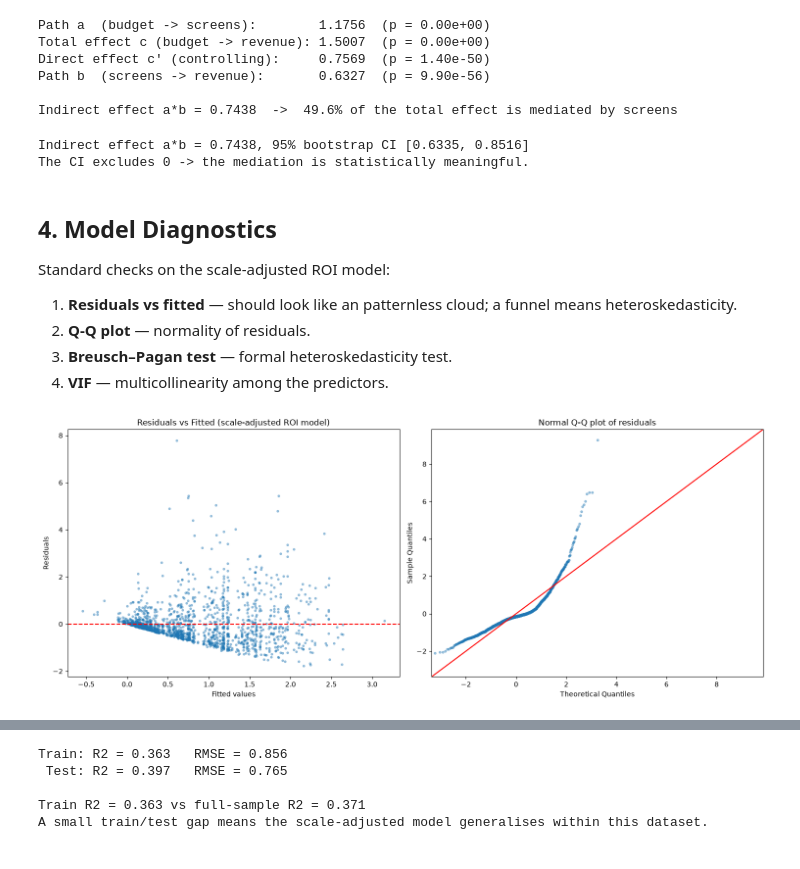
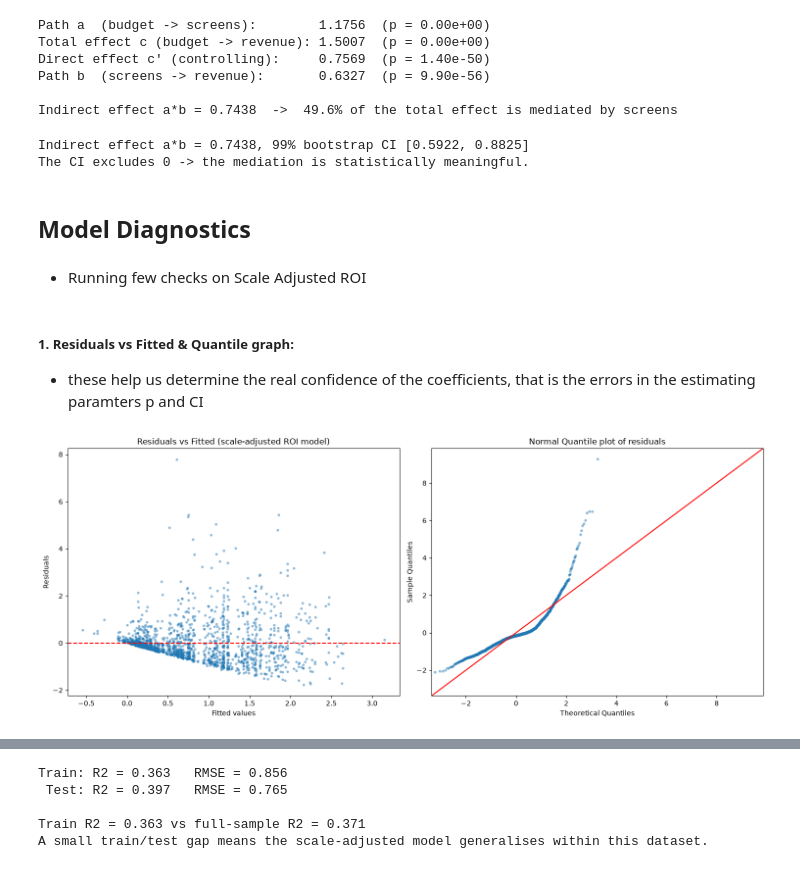
Before and after one commit to Chaos0Speed/IndianMovies, a Jupyter notebook: 3.LinearRegression.ipynb, the cells around one changed output, grey strips where cells are left out. Saved outputs shown, nothing was run; the diff lists cells and outputs as text; code cells hidden in the pictures.

Commit message:
Checking book3 complete

```diff
--- a/3.LinearRegression.ipynb
+++ b/3.LinearRegression.ipynb
@@ -238,12 +233,5 @@ strategy, genre, or crew novelty still move ROI?*
 # %%
-# Why no renaming here: notebook 1 now writes the identifier-safe names (Remake,
-# Franchise, Holiday, New_Actor, ...) directly into CleanedDataSet.csv, so the formula
-# API can reference every column as-is. Scale_Bin is cast to str so C(Scale_Bin)
-# expands it into 9 dummies with one bin as baseline (avoiding the dummy trap again,
-# same reason as notebook 1 cell 11).
-
-# Add the scale-bin category (same bins as the precision section above)
-df['Scale_Bin'] = pd.cut(df['Movie_Scale'], bins=range(0, 11)).astype(str)
+df['Scale_Bin'] = pd.cut(df['Movie_Scale'], bins=range(0, 11)).cat.remove_unused_categories()
 print(df['Scale_Bin'].value_counts().sort_index())
 # %% [output]
 Scale_Bin
@@ -414,61 +389,54 @@ Path b  (screens -> revenue):       0.6327  (p = 9.90e-56)
 
 Indirect effect a*b = 0.7438  ->  49.6% of the total effect is mediated by screens
 # %%
-# Why bootstrap the product: the sampling distribution of a product of coefficients
-# has no trustworthy closed form, so resampling the entire two-stage fit gives an honest
-# CI. The try/except keeps the rare singular bootstrap resample from aborting the loop;
-# skipped draws simply do not enter the percentile (acceptable, though totally silent --
-# a counter would make the failure rate visible).
+#Finding the 0.99CI for a*b
+Xa = np.column_stack([np.ones(len(df)), df['log_budget']])
+Xb = np.column_stack([np.ones(len(df)), df['log_budget'], df['log_screens']])
+ya, yb = df['log_screens'].to_numpy(), df['log_revenue'].to_numpy()
 
-# Bootstrap CI for the indirect effect a*b
 rng2 = np.random.default_rng(42)
-boot_ab = []
-for _ in range(2000):
-    sample = df.sample(len(df), replace=True, random_state=int(rng2.integers(1e9)))
-    try:
-        pa = smf.ols("log_screens ~ log_budget", data=sample).fit().params['log_budget']
-        pb = smf.ols("log_revenue ~ log_budget + log_screens", data=sample).fit().params['log_screens']
-        boot_ab.append(pa * pb)
-    except Exception:
-        pass
-lo, hi = np.percentile(boot_ab, [2.5, 97.5])
-print(f"Indirect effect a*b = {indirect:.4f}, 95% bootstrap CI [{lo:.4f}, {hi:.4f}]")
+idx = rng2.integers(0, len(df), size=(2000, len(df)))
+Xa_b, Xb_b, ya_b, yb_b = Xa[idx], Xb[idx], ya[idx], yb[idx]
+
+pa_all = np.linalg.solve(np.einsum('bni,bnj->bij', Xa_b, Xa_b),
+                         np.einsum('bni,bn->bi',  Xa_b, ya_b)[..., None])[..., 0][:, 1]
+pb_all = np.linalg.solve(np.einsum('bni,bnj->bij', Xb_b, Xb_b),
+                         np.einsum('bni,bn->bi',  Xb_b, yb_b)[..., None])[..., 0][:, 2]
+
+lo, hi = np.percentile(pa_all * pb_all, [0.5, 99.5])
+print(f"Indirect effect a*b = {indirect:.4f}, 99% bootstrap CI [{lo:.4f}, {hi:.4f}]")
 print("The CI excludes 0 -> the mediation is statistically meaningful.")
 # %% [output]
-Indirect effect a*b = 0.7438, 95% bootstrap CI [0.6335, 0.8516]
+Indirect effect a*b = 0.7438, 99% bootstrap CI [0.5922, 0.8825]
 The CI excludes 0 -> the mediation is statistically meaningful.
 # %% [markdown]
-## 4. Model Diagnostics
-
-Standard checks on the scale-adjusted ROI model:
-1. **Residuals vs fitted** — should look like an patternless cloud; a funnel means heteroskedasticity.
-2. **Q-Q plot** — normality of residuals.
-3. **Breusch–Pagan test** — formal heteroskedasticity test.
-4. **VIF** — multicollinearity among the predictors.
+## Model Diagnostics
+# %% [markdown]
+- Running few checks on Scale Adjusted ROI
+# %% [markdown]
+##### 1. Residuals vs Fitted & Quantile graph:
+-   these help us determine the real confidence of the coefficients, that is the errors in the estimating paramters p and CI
 # %%
-# Why: OLS p-values are only trustworthy if the residuals behave. Residuals-vs-fitted
-# exposes heteroskedasticity (a funnel) and the Q-Q plot checks the normality assumption
-# behind the t/F inference. These two pictures are the justification for the HC3 fix in
-# the next cell.
+# Running a expected ROI errors (ideal = 0) vs the actual defiations from the true ROI
 
 import matplotlib.pyplot as plt
 from scipy import stats
 
 fitted = scale_model.fittedvalues
 resid = scale_model.resid
 
 fig, axes = plt.subplots(1, 2, figsize=(15, 6))
 
 axes[0].scatter(fitted, resid, s=8, alpha=0.4, color='tab:blue')
 axes[0].axhline(0, color='red', linestyle='--')
 axes[0].set_xlabel('Fitted values')
 axes[0].set_ylabel('Residuals')
 axes[0].set_title('Residuals vs Fitted (scale-adjusted ROI model)')
 
 sm.qqplot(resid, line='45', fit=True, ax=axes[1], markersize=3, alpha=0.4)
-axes[1].set_title('Normal Q-Q plot of residuals')
+axes[1].set_title('Normal Quantile plot of residuals')
 
 plt.tight_layout()
 plt.show()
 # %% [output]
-[figure, old version]
+[figure, new version]
```
Also changed, not shown: parts of 22 cells of this notebook, 10 other files.
